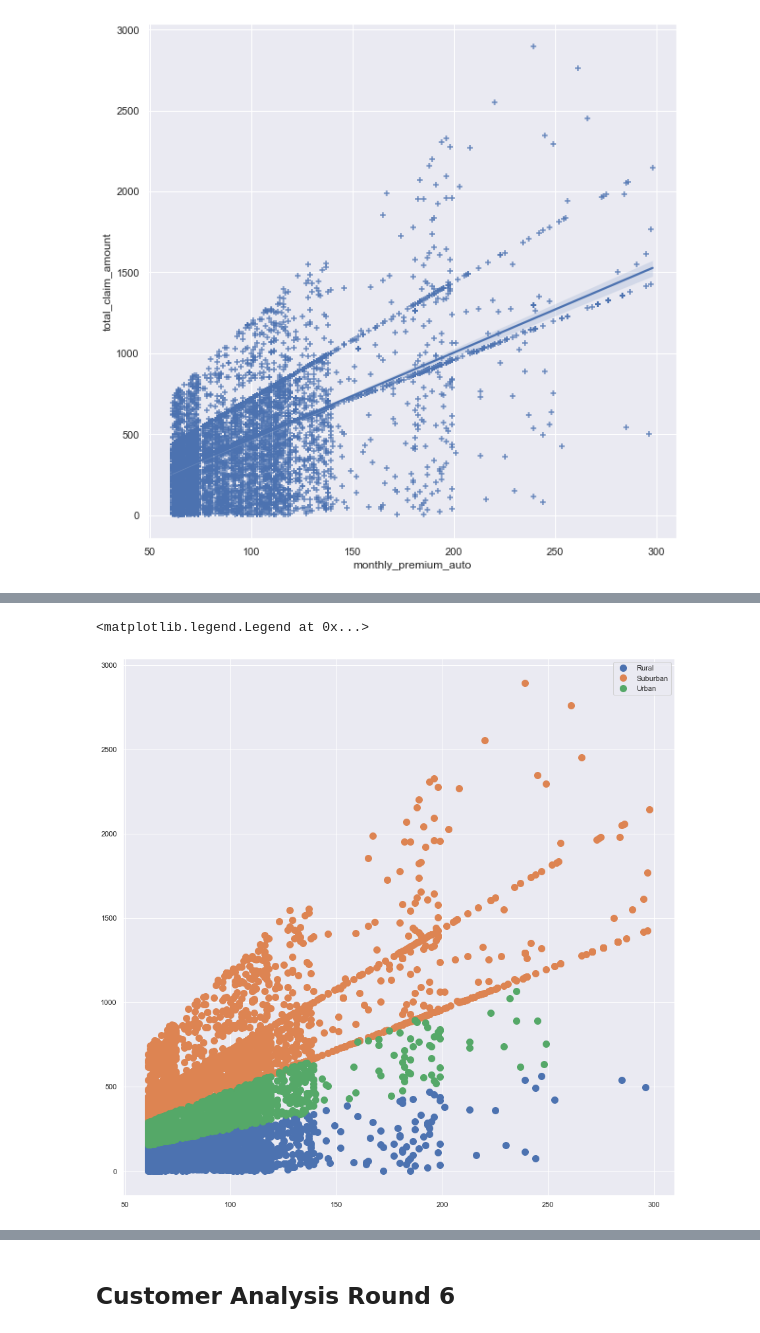
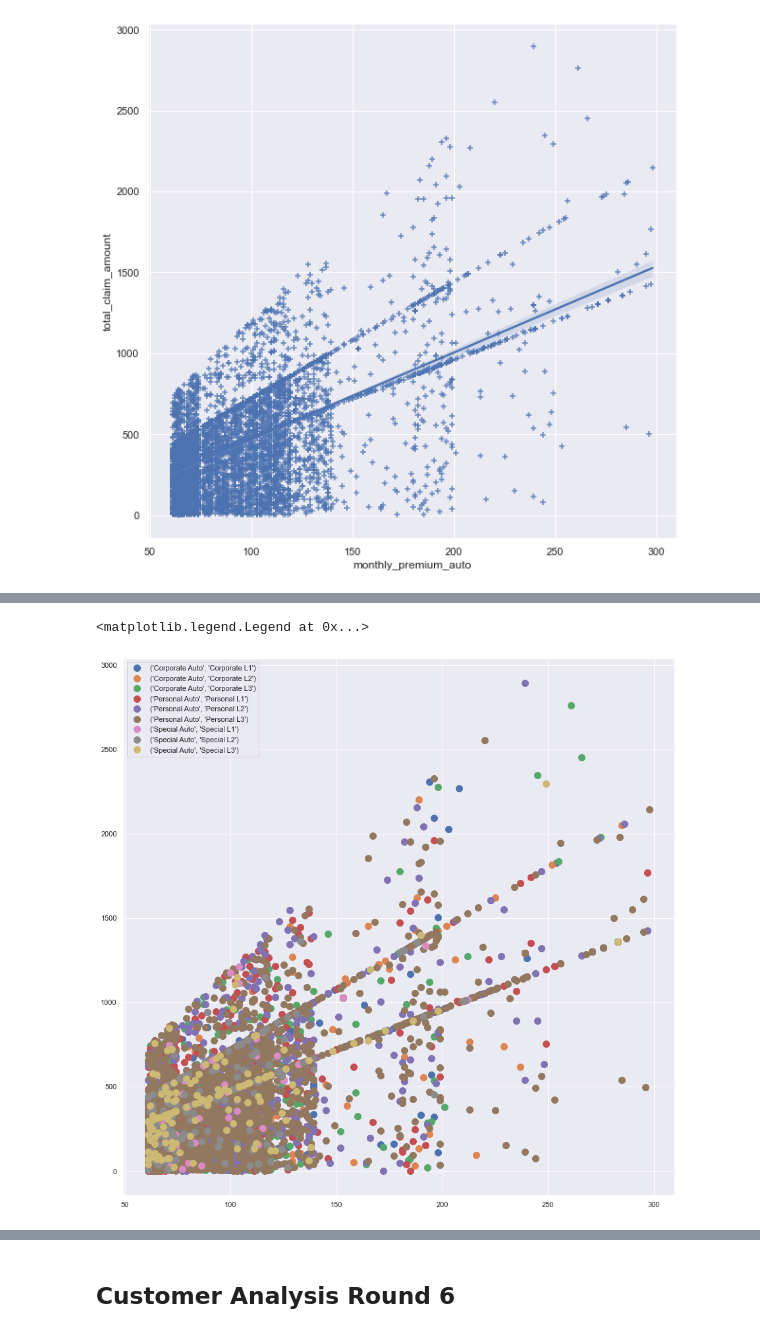
Before and after one commit to salwey/lab-customer-analysis-round-7, a Jupyter notebook: andys_solution.ipynb, the cells around one changed output, grey strips where cells are left out. Cells and saved outputs as stored; diff of their text form; code cells hidden in the pictures.

```diff
--- a/andys_solution.ipynb
+++ b/andys_solution.ipynb
@@ -695,12 +714,13 @@ categoricals.head()
 # %%
 sns.set(rc = {'figure.figsize':(15,15)})
 # for col in categoricals:
-groups = marketing_customers.groupby('location_code')
+#groups = marketing_customers.groupby('location_code')
+groups = marketing_customers.groupby(['policy_type', 'policy'])
 for name, group in groups:
     #plt.plot(group.monthly_premium_auto, group.total_claim_amount, marker='o', linestyle='', markersize=10, label=name, alpha=0.1)
     plt.plot(group.monthly_premium_auto, group.total_claim_amount, marker='o', linestyle='', markersize=10, label=name)
 
 plt.legend()
 # %% [output]
 <matplotlib.legend.Legend at 0x...>
-[figure, old version]
+[figure, new version]
```
Also changed, not shown: parts of 41 cells of this notebook.
